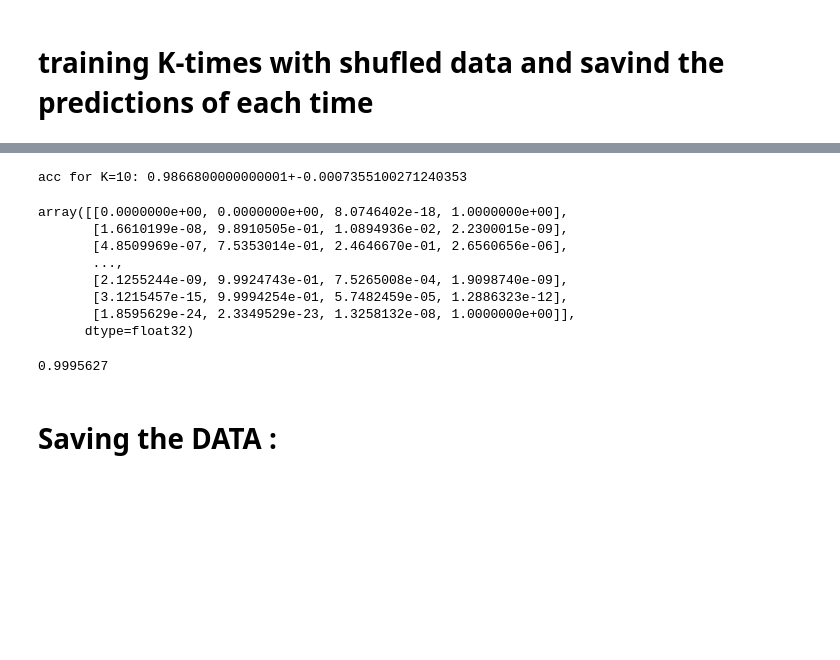
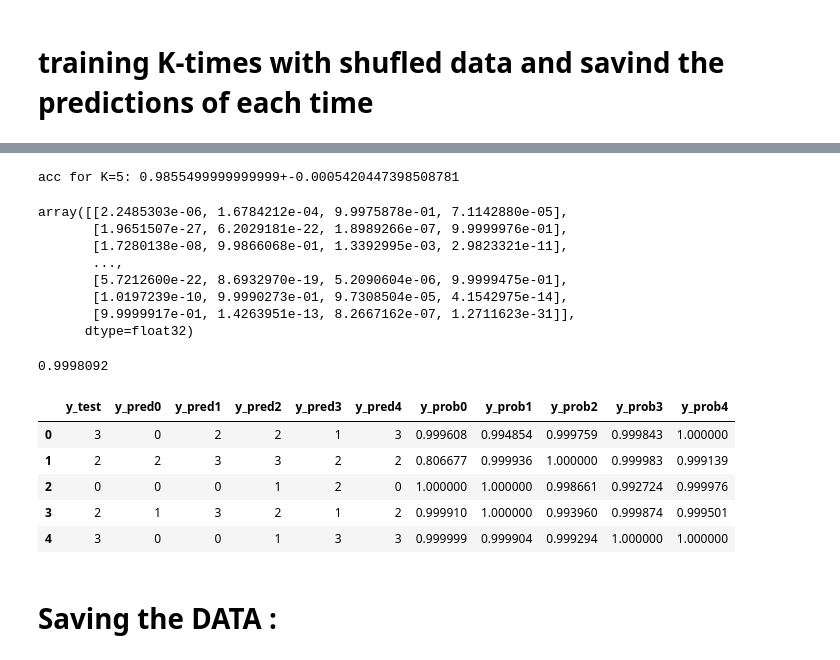
Before and after one commit to yurimullergomes/python_summer_camp_2018, a Jupyter notebook: cross-validation-MLP-LEP.ipynb, the cells around one changed output, grey strips where cells are left out. Saved outputs shown, nothing was run; the diff lists cells and outputs as text; code cells hidden in the pictures; blank space fills up the shorter version.

```diff
--- a/cross-validation-MLP-LEP.ipynb
+++ b/cross-validation-MLP-LEP.ipynb
@@ -39,0 +55,3 @@ df_final.head()
+# %%
+cointerval = (K-1)*interval
+interval + cointerval
@@ -40,14 +81,15 @@ df_final.head()
 # %%
+
 import tensorflow as tf
 from tensorflow.keras.models import Sequential  # for a sequential model
 from tensorflow.keras.layers import Dense, Dropout, Activation, Flatten
 from tensorflow.keras.callbacks import TensorBoard
 from sklearn.preprocessing import StandardScaler
+#import time
 
-K=10
 dense_layer = 1
 layer_size = 128
-drop_layer = 0.1
+drop_layer = 0.3
 
 pred_cross = {}
 score = []
@@ -55,14 +97,14 @@ score = []
 scaler = StandardScaler()
 
 for i in range(K):
-    df_final = df_final.sample(frac=1).reset_index(drop=True)  #shuffle the rows only
-    X_u = df_final['X_data']
-    y_u = df_final['y_data']
-    X_test = np.array([X_u[j] for j in range((len(X)//(K)))])
-    X_train = np.array([X_u[j] for j in range((len(X)//(K)),len(X))])
 
-    y_test = np.array([y_u[j] for j in range((len(y)//(K)))])
-    y_train = np.array([y_u[j] for j in range((len(y)//(K)),len(y))])
+    X_test = Xinterval[i]
+    X_train = coXinterval[i]
+
+
+    y_test = yinterval[i]
+    y_train = coyinterval[i]
+
     # Fit only to the training data
     scaler.fit(X_train)
 
@@ -71,8 +113,8 @@ for i in range(K):
     X_test = scaler.transform(X_test)
 
 #
-    NAMEk = "{}-fold-{}-dr-{}-l-{}-de-{}".format(K,drop_layer, layer_size, dense_layer, int(time.time()))
-    tensorboard = TensorBoard(log_dir = 'log/{}'.format(NAMEk))
+#    NAMEk = "{}-fold-{}-dr-{}-l-{}-de-{}".format(K,drop_layer, layer_size, dense_layer, int(time.time()))
+#    tensorboard = TensorBoard(log_dir = 'log/{}'.format(NAMEk))
 
     model = Sequential()
     model.add(Dense(layer_size,input_shape = (int(14),)))
@@ -89,8 +131,6 @@ for i in range(K):
     model.add(Dense(4))
     model.add(Activation('softmax'))
 
-    #tensorboard = TensorBoard(log_dir = 'log/{}'.format(NAME_final))
-
     #qual otimizador?
     model.compile(loss='sparse_categorical_crossentropy',
       optimizer='adam',
@@ -99,8 +139,8 @@ for i in range(K):
     LEP_model = model.fit(X_train, y_train,
               batch_size=32,
               epochs=10,
-              validation_split=0.3,
-              callbacks=[tensorboard])
+              validation_split=0.3)#,
+#              callbacks=[tensorboard])
 
     pred_cross[str(i)+'pred'] = model.predict(X_test)
     score.append(model.evaluate(X_test,y_test))
@@ -125,26 +165,23 @@ Epoch 10/10
 # %%
 loss = [score[i][0] for i in range(K)]
 acc = [score[i][1] for i in range(K)]
-
+score
 print('acc for K={}: {}+-{}'.format(K,np.average(acc),np.std(acc)))
 # %% [output]
-acc for K=10: 0.9866800000000001+-0.0007355100271240353
+acc for K=5: 0.9855499999999999+-0.0005420447398508781
 # %%
 for i in range(K):
     pred_cross[i] = pd.DataFrame(pred_cross[str(i)+'pred'])
-#pred_cross1 = pd.DataFrame(pred_cross['1pred'])
-#pred_cross2 = pd.DataFrame(pred_cross['2pred'])
-#pred_cross3 = pd.DataFrame(pred_cross['3pred'])
-#pred_cross4 = pd.DataFrame(pred_cross['4pred'])
-pred_cross['0pred']
+
+pred_cross['2pred']
 # %% [output]
-array([[0.0000000e+00, 0.0000000e+00, 8.0746402e-18, 1.0000000e+00],
-       [1.6610199e-08, 9.8910505e-01, 1.0894936e-02, 2.2300015e-09],
-       [4.8509969e-07, 7.5353014e-01, 2.4646670e-01, 2.6560656e-06],
+array([[2.2485303e-06, 1.6784212e-04, 9.9975878e-01, 7.1142880e-05],
+       [1.9651507e-27, 6.2029181e-22, 1.8989266e-07, 9.9999976e-01],
+       [1.7280138e-08, 9.9866068e-01, 1.3392995e-03, 2.9823321e-11],
        ...,
-       [2.1255244e-09, 9.9924743e-01, 7.5265008e-04, 1.9098740e-09],
-       [3.1215457e-15, 9.9994254e-01, 5.7482459e-05, 1.2886323e-12],
-       [1.8595629e-24, 2.3349529e-23, 1.3258132e-08, 1.0000000e+00]],
+       [5.7212600e-22, 8.6932970e-19, 5.2090604e-06, 9.9999475e-01],
+       [1.0197239e-10, 9.9990273e-01, 9.7308504e-05, 4.1542975e-14],
+       [9.9999917e-01, 1.4263951e-13, 8.2667162e-07, 1.2711623e-31]],
       dtype=float32)
 # %%
 y_pred = []
@@ -168,7 +192,7 @@ for i in range(K):
 # %%
-y_prob[9][39999]
+y_prob[4][39999]
 # %% [output]
-0.9995627
+0.9998092
 # %%
 pd_y_test = pd.DataFrame({'y_test':y_test})
 pd_y_prob = {}
@@ -181,6 +205,15 @@ pd_y_prob = pd.DataFrame(pd_y_prob)
 pd_y_pred = pd.DataFrame(pd_y_pred)
 
 df_final = pd.concat([pd_y_test,pd_y_pred,pd_y_prob], axis=1)
+# %%
+df_final.head()
+# %% [output]
+|  | y_test | y_pred0 | y_pred1 | y_pred2 | y_pred3 | y_pred4 | y_prob0 | y_prob1 | y_prob2 | y_prob3 | y_prob4 |
+| 0 | 3 | 0 | 2 | 2 | 1 | 3 | 0.999608 | 0.994854 | 0.999759 | 0.999843 | 1.000000 |
+| 1 | 2 | 2 | 3 | 3 | 2 | 2 | 0.806677 | 0.999936 | 1.000000 | 0.999983 | 0.999139 |
+| 2 | 0 | 0 | 0 | 1 | 2 | 0 | 1.000000 | 1.000000 | 0.998661 | 0.992724 | 0.999976 |
+| 3 | 2 | 1 | 3 | 2 | 1 | 2 | 0.999910 | 1.000000 | 0.993960 | 0.999874 | 0.999501 |
+| 4 | 3 | 0 | 0 | 1 | 3 | 3 | 0.999999 | 0.999904 | 0.999294 | 1.000000 | 1.000000 |
 # %% [markdown]
 # Saving the DATA :
 # %%
```
Also changed, not shown: parts of 29 cells of this notebook, 1 other file.
